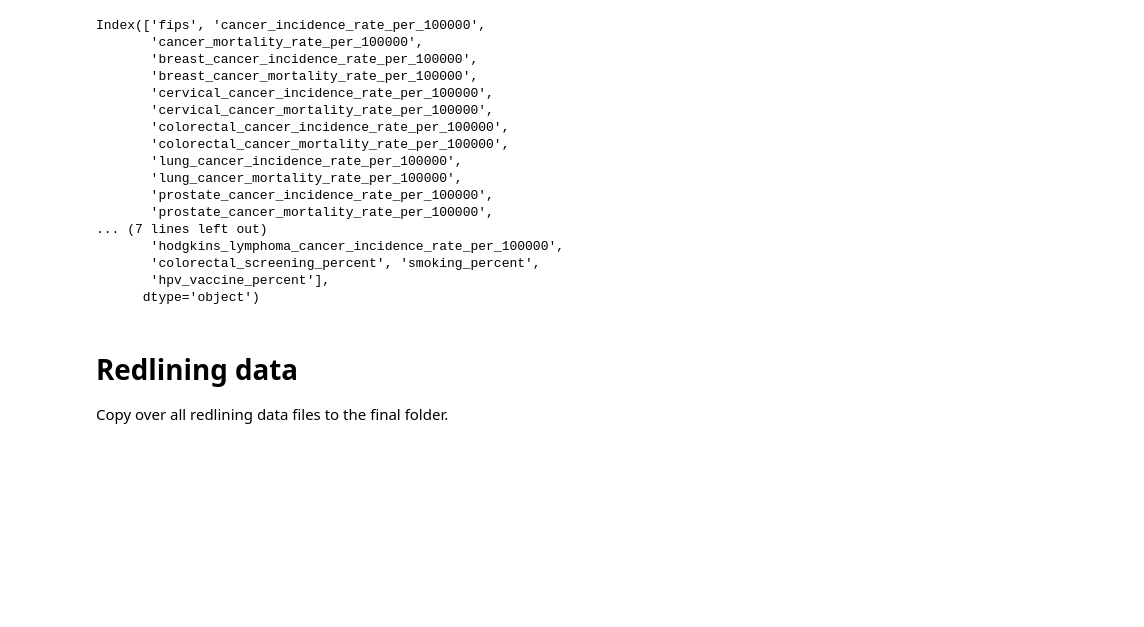
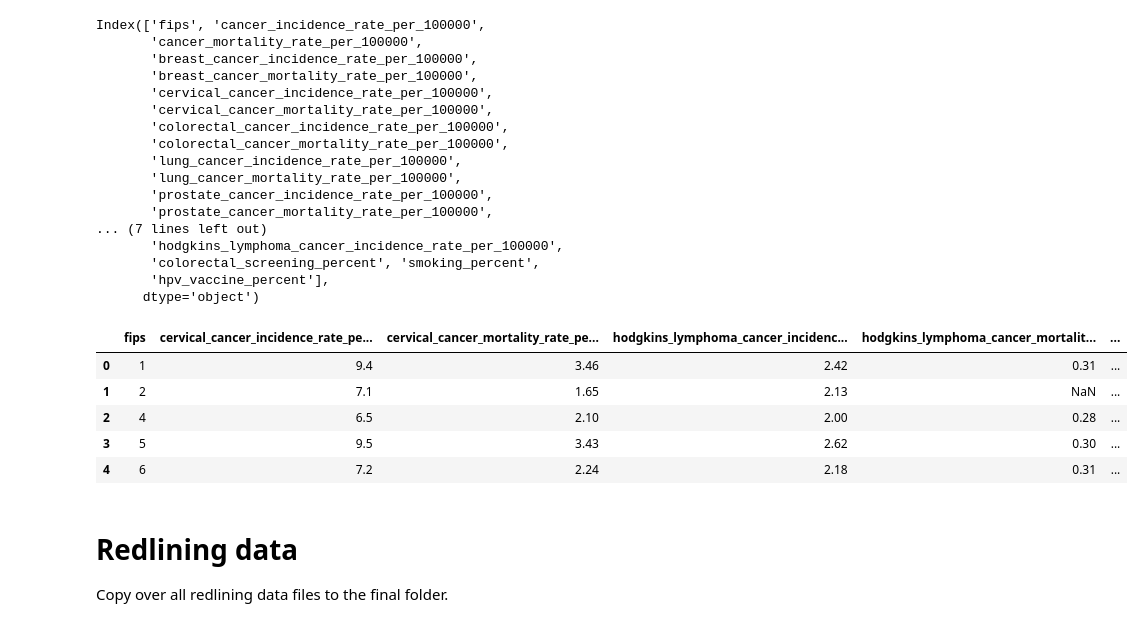
Before and after one commit to agale123/sep-cancer-inequality, a Jupyter notebook: notebooks/cleaning/merge.ipynb, the cells around one changed output. Cells and saved outputs as stored; diff of their text form; code cells hidden in the pictures; blank space fills up the shorter version.

```diff
--- a/notebooks/cleaning/merge.ipynb
+++ b/notebooks/cleaning/merge.ipynb
@@ -103,6 +104,7 @@ df = df[
         "walkability_index",
         "hospital_beds_per_100000",
         "median_aqi",
+        "population"
     ]
 ]
 # %%
@@ -154,3 +156,13 @@ df = merge_counties(df, 2066, 2261)
 # %%
 # Write out the merged data
 df.to_csv("../../data/final/county_data.csv", index=False)
+# %%
+# Calculate state population for including in that dataset
+df["state_fips"] = (df["fips"] / 1000).apply(np.floor).astype(int)
+df_population = (
+    df.groupby("state_fips")
+    .agg({"population": "sum"})
+    .reset_index()
+    .rename(columns={"state_fips": "fips", "population": "state_population"})
+)
+df_population.head()
@@ -237,6 +256,16 @@ df = df[
         "hpv_vaccine_percent",
     ]
 ]
+# %%
+df = df.set_index("fips").join(df_population.set_index("fips")).reset_index()
+df.head()
+# %% [output]
+|  | fips | cervical_cancer_incidence_rate_pe... | cervical_cancer_mortality_rate_pe... | hodgkins_lymphoma_cancer_incidenc... | hodgkins_lymphoma_cancer_mortalit... | ... |
+| 0 | 1 | 9.4 | 3.46 | 2.42 | 0.31 | ... |
+| 1 | 2 | 7.1 | 1.65 | 2.13 | NaN | ... |
+| 2 | 4 | 6.5 | 2.10 | 2.00 | 0.28 | ... |
+| 3 | 5 | 9.5 | 3.43 | 2.62 | 0.30 | ... |
+| 4 | 6 | 7.2 | 2.24 | 2.18 | 0.31 | ... |
 # %%
 df.to_csv("../../data/final/state_data.csv", index=False)
 # %% [markdown]
```
Also changed, not shown: parts of 3 cells of this notebook, 6 other files.
